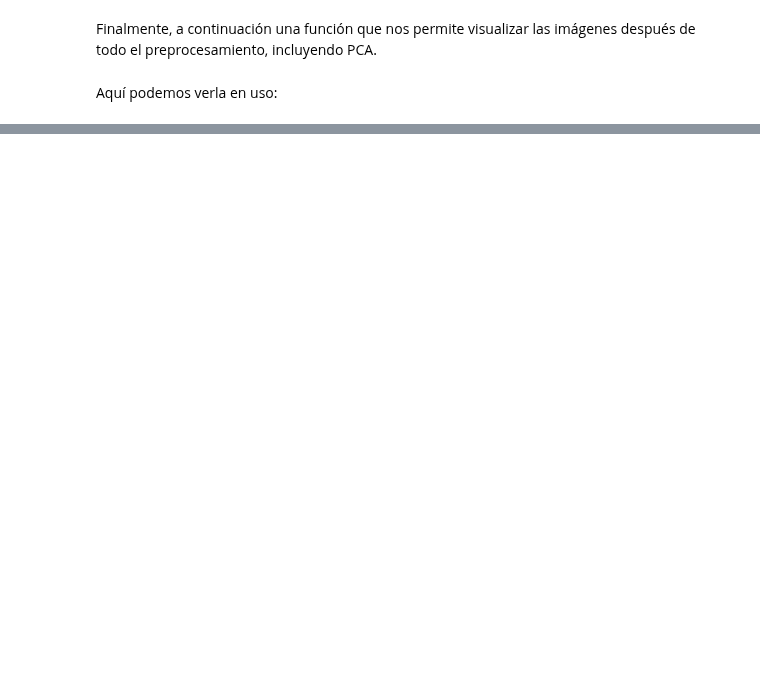
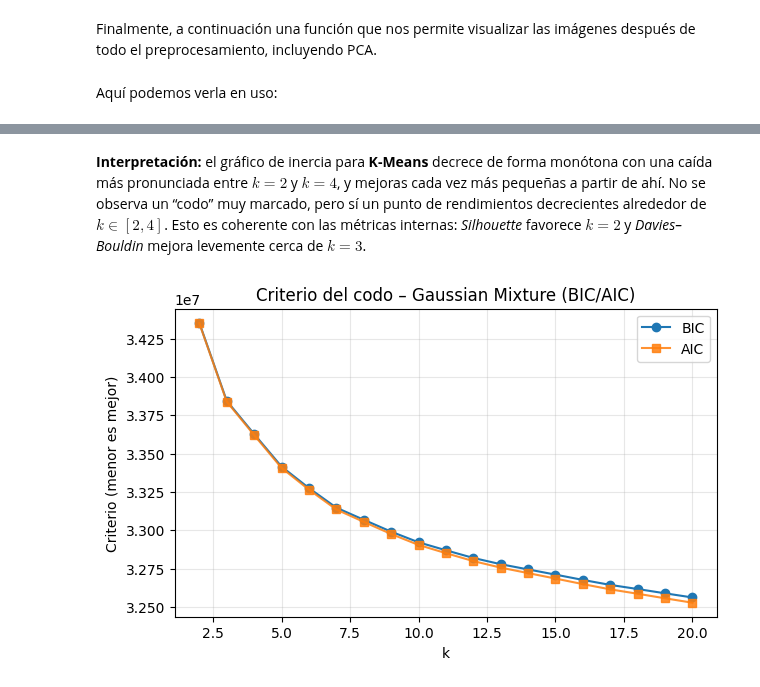
Before and after one commit to datwaft/aprendizaje_automatico, a Jupyter notebook: Trabajo_Corto_3/Trabajo_Corto_3.ipynb, the cells around one changed output, grey strips where cells are left out. Drawn from its saved outputs; the diff is of its cells as text; code cells hidden in the pictures; blank space fills up the shorter version.

```diff
--- a/Trabajo_Corto_3/Trabajo_Corto_3.ipynb
+++ b/Trabajo_Corto_3/Trabajo_Corto_3.ipynb
@@ -343 +481,17 @@ plt.show()
+# %% [markdown]
+**Interpretación:** el gráfico de inercia para **K-Means** decrece de forma monótona con una caída más pronunciada entre $k=2$ y $k=4$, y mejoras cada vez más pequeñas a partir de ahí. No se observa un “codo” muy marcado, pero sí un punto de rendimientos decrecientes alrededor de $k \in [2, 4]$. Esto es coherente con las métricas internas: _Silhouette_ favorece $k=2$ y _Davies–Bouldin_ mejora levemente cerca de $k=3$.
+# %%
+gmm_df = results_df[results_df["algorithm"] == "Gaussian Mixture"].sort_values("k")
+
+plt.figure(figsize=(7, 4))
+plt.plot(gmm_df["k"], gmm_df["bic"], marker="o", label="BIC")
+plt.plot(gmm_df["k"], gmm_df["aic"], marker="s", label="AIC", alpha=0.85)
+plt.xlabel("k")
+plt.ylabel("Criterio (menor es mejor)")
+plt.title("Criterio del codo – Gaussian Mixture (BIC/AIC)")
+plt.legend()
+plt.grid(True, alpha=0.3)
+plt.show()
+# %% [output]
+[figure, added]
 # %% [markdown]
```
Also changed, not shown: parts of 16 cells of this notebook.
